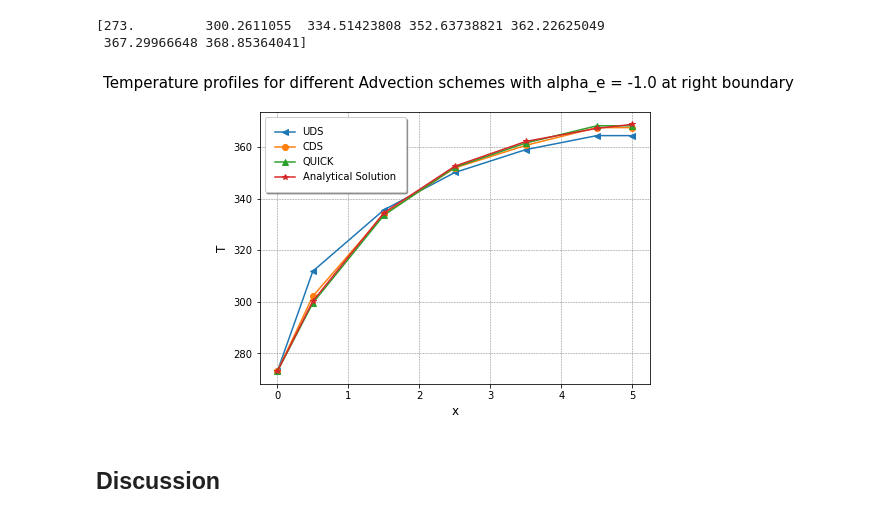
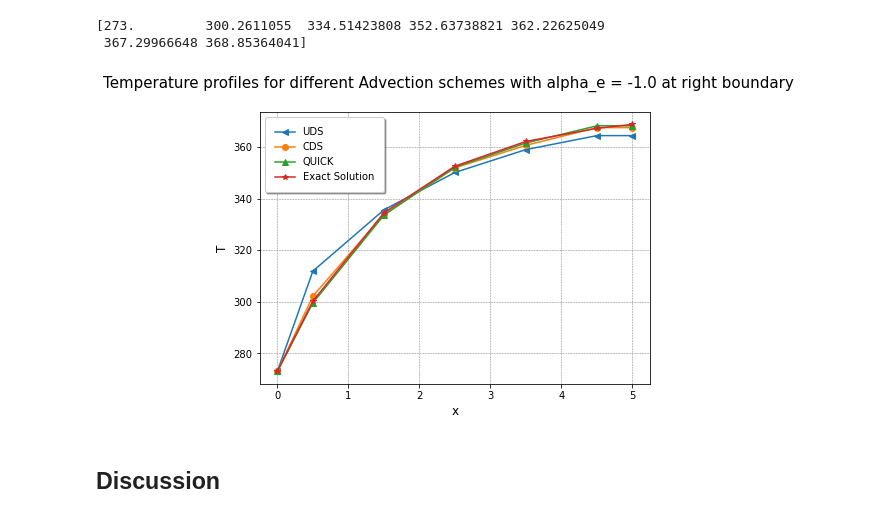
Before and after one commit to NafishaHaq/Assignment3, a Jupyter notebook: Problem2.ipynb, the cells around one changed output. Cells and saved outputs as stored; diff of their text form; code cells hidden in the pictures.

```diff
--- a/Problem2.ipynb
+++ b/Problem2.ipynb
@@ -1178,7 +1128,7 @@ def QUICK(ncv_def):
     surfaceConvection = SurfaceConvectionModel(grid, T, ho, To)
 
     # Define the advection model
-    advection = QUICKAdvectionModel(grid, T, Uhe, rho, cp, west_bc, east_bc)
+    advection = QuickAdvectionModel1(grid, T, Uhe, rho, cp, west_bc, east_bc)
 
     # Loop through all timesteps
     for tStep in range(nTime):
@@ -1271,24 +1221,24 @@ print(T_Exact)
 # %%
  """Plot for testing Accuracy of Numerical solution with Analytical solution """
 %matplotlib inline
 
 import matplotlib.pyplot as plt
 
 plt.figure(figsize =(7,5))
 
 plt.plot(xp_uds_5, T_uds_5 , marker = "<", label = "UDS")
 plt.plot(xp_cds_5, T_cds_5, marker = "o", label = "CDS")
 plt.plot(xp_quick_5, T_quick_5 , marker = "^", label = "QUICK")
-plt.plot(xp_uds_5, T_Exact , marker = "*", label = "Analytical Solution")
+plt.plot(xp_uds_5, T_Exact , marker = "*", label = "Exact Solution")
 plt.xlabel('x', fontsize = 12)
 plt.ylabel('T', fontsize =12)
 plt.suptitle('Temperature profiles for different Advection schemes with alpha_e = -1.0 at right boundary', fontsize=15)
 plt.grid(True)
 plt.grid(color = 'grey', linestyle = '--', linewidth = 0.5)
 plt.legend(fancybox=True, framealpha=1, shadow=True, borderpad=1)
 plt.show()
 # %% [output]
-[figure, old version]
+[figure, new version]
 # %% [markdown]
 ## Discussion
 # %% [markdown]
```
Also changed, not shown: parts of 12 cells of this notebook.
